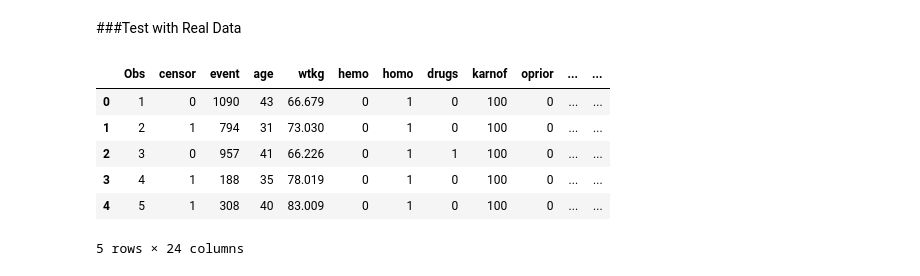
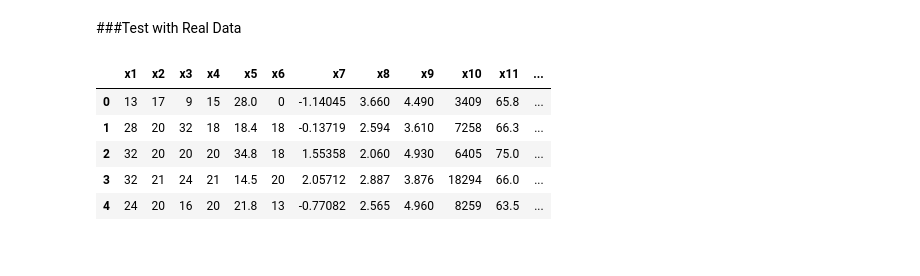
Before and after one commit to qiaotun/663-2015-Final-Project, a Jupyter notebook: Final Project.ipynb, the cells around one changed output. Drawn from its saved outputs; the diff is of its cells as text; code cells hidden in the pictures.

```diff
--- a/Final Project.ipynb
+++ b/Final Project.ipynb
@@ -100,15 +106,14 @@ def fsr_fast(x,y,gam0=.05,digits=4):
 # %%
 import os
 import pandas as pd
-if not os.path.exists('ATCG.txt'):
-    ! wget http://www4.stat.ncsu.edu/~boos/var.select/actg.175.trt0.txt -O ATCG.txt
-data = pd.read_csv('ATCG.txt',delim_whitespace = True).dropna()
+if not os.path.exists('NCAA.txt'):
+    ! wget http://www4.stat.ncsu.edu/~boos/var.select/ncaa.data2.txt -O NCAA.txt
+data = pd.read_csv('NCAA.txt',delim_whitespace = True).dropna()
 data.head()
 # %% [output]
-|  | Obs | censor | event | age | wtkg | hemo | homo | drugs | karnof | oprior | ... | ... |
-| 0 | 1 | 0 | 1090 | 43 | 66.679 | 0 | 1 | 0 | 100 | 0 | ... | ... |
-| 1 | 2 | 1 | 794 | 31 | 73.030 | 0 | 1 | 0 | 100 | 0 | ... | ... |
-| 2 | 3 | 0 | 957 | 41 | 66.226 | 0 | 1 | 1 | 100 | 0 | ... | ... |
-| 3 | 4 | 1 | 188 | 35 | 78.019 | 0 | 1 | 0 | 100 | 0 | ... | ... |
-| 4 | 5 | 1 | 308 | 40 | 83.009 | 0 | 1 | 0 | 100 | 0 | ... | ... |
+|  | x1 | x2 | x3 | x4 | x5 | x6 | x7 | x8 | x9 | x10 | x11 | ... |
+| 0 | 13 | 17 | 9 | 15 | 28.0 | 0 | -1.14045 | 3.660 | 4.490 | 3409 | 65.8 | ... |
+| 1 | 28 | 20 | 32 | 18 | 18.4 | 18 | -0.13719 | 2.594 | 3.610 | 7258 | 66.3 | ... |
+| 2 | 32 | 20 | 20 | 20 | 34.8 | 18 | 1.55358 | 2.060 | 4.930 | 6405 | 75.0 | ... |
+| 3 | 32 | 21 | 24 | 21 | 14.5 | 20 | 2.05712 | 2.887 | 3.876 | 18294 | 66.0 | ... |
+| 4 | 24 | 20 | 16 | 20 | 21.8 | 13 | -0.77082 | 2.565 | 4.960 | 8259 | 63.5 | ... |
-5 rows × 24 columns
```
Also changed, not shown: parts of 57 cells of this notebook, 1 other file.
